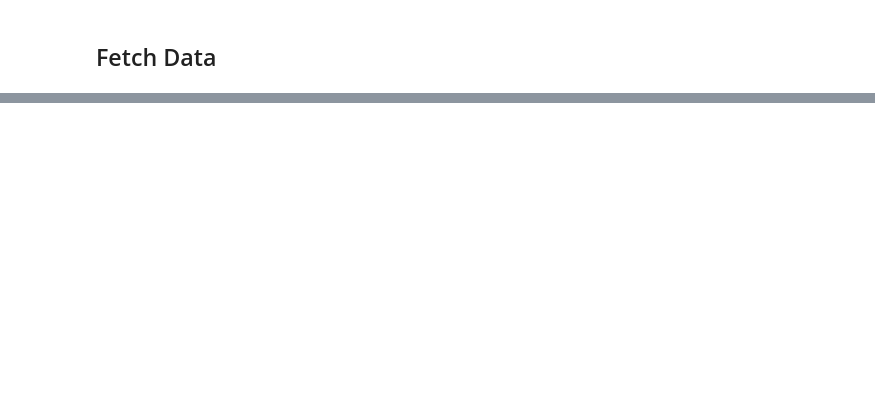
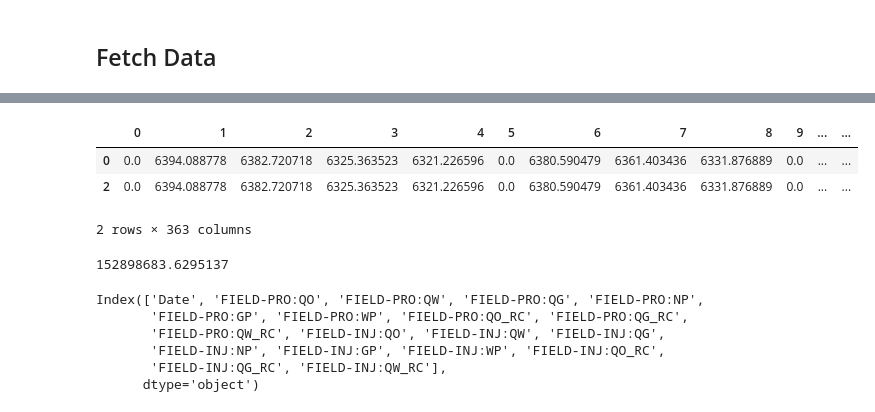
Before and after one commit to TiagoCAAmorim/SimModels, a Jupyter notebook: Unisim_iv_2024/dat/sens/data_analysis.ipynb, the cells around one changed output, grey strips where cells are left out. Saved outputs shown, nothing was run; the diff lists cells and outputs as text; code cells hidden in the pictures; blank space fills up the shorter version.

```diff
--- a/Unisim_iv_2024/dat/sens/data_analysis.ipynb
+++ b/Unisim_iv_2024/dat/sens/data_analysis.ipynb
@@ -60,0 +137,20 @@ def get_variables():
+# %%
+make_composite_df([0,2], 'FIELD-PRO:QO', all_data=True)
+# %% [output]
+|  | 0 | 1 | 2 | 3 | 4 | 5 | 6 | 7 | 8 | 9 | ... | ... |
+| 0 | 0.0 | 6394.088778 | 6382.720718 | 6325.363523 | 6321.226596 | 0.0 | 6380.590479 | 6361.403436 | 6331.876889 | 0.0 | ... | ... |
+| 2 | 0.0 | 6394.088778 | 6382.720718 | 6325.363523 | 6321.226596 | 0.0 | 6380.590479 | 6361.403436 | 6331.876889 | 0.0 | ... | ... |
+2 rows × 363 columns
+# %%
+get_df(1)['FIELD-PRO:NP'].iat[-1]
+# %% [output]
+152898683.6295137
+# %%
+get_df(1).columns
+# %% [output]
+Index(['Date', 'FIELD-PRO:QO', 'FIELD-PRO:QW', 'FIELD-PRO:QG', 'FIELD-PRO:NP',
+       'FIELD-PRO:GP', 'FIELD-PRO:WP', 'FIELD-PRO:QO_RC', 'FIELD-PRO:QG_RC',
+       'FIELD-PRO:QW_RC', 'FIELD-INJ:QO', 'FIELD-INJ:QW', 'FIELD-INJ:QG',
+       'FIELD-INJ:NP', 'FIELD-INJ:GP', 'FIELD-INJ:WP', 'FIELD-INJ:QO_RC',
+       'FIELD-INJ:QG_RC', 'FIELD-INJ:QW_RC'],
+      dtype='object')
```
Also changed, not shown: parts of 13 cells of this notebook.
